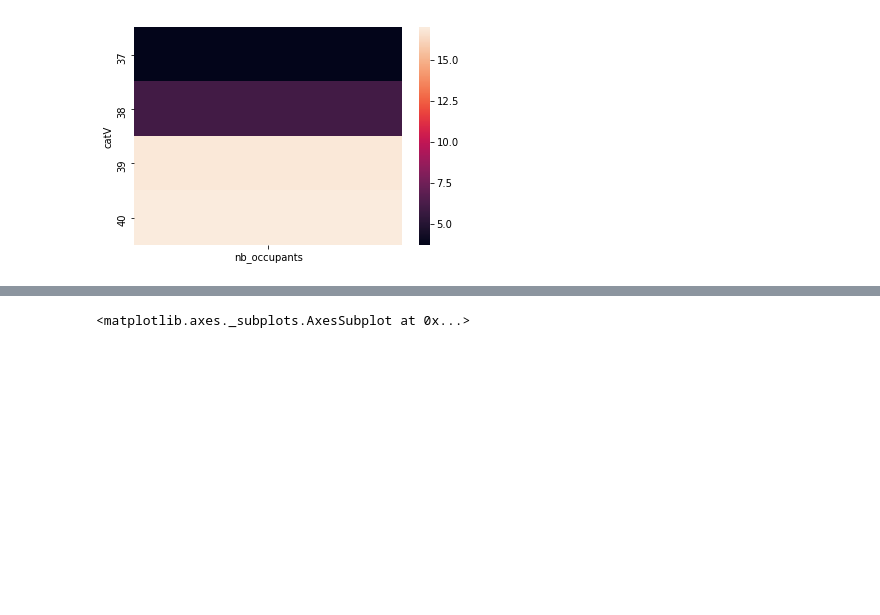
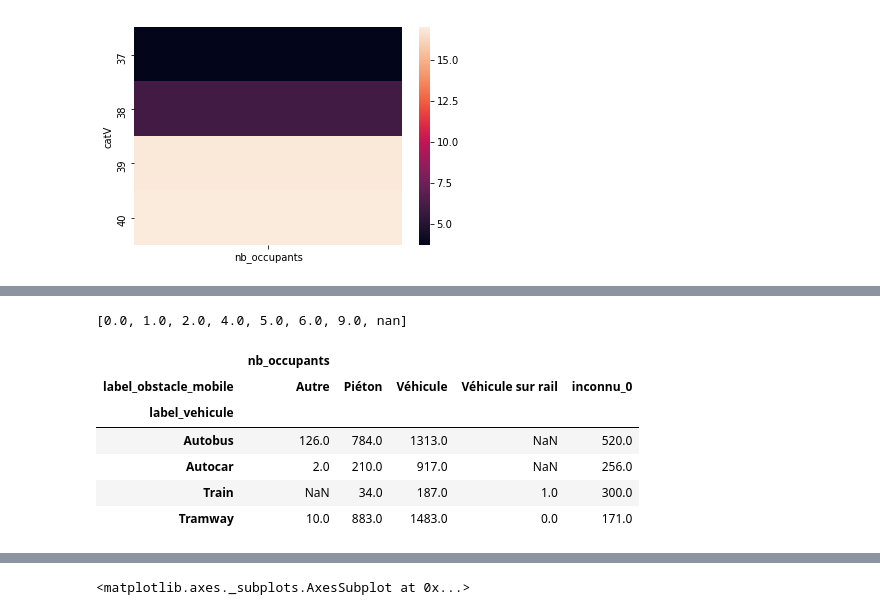
Before and after one commit to romainjouin/formation_python, a Jupyter notebook: accidents_corporels_de_la_circulation.ipynb, the cells around one changed output, grey strips where cells are left out. Drawn from its saved outputs; the diff is of its cells as text; code cells hidden in the pictures; blank space fills up the shorter version.

```diff
--- a/accidents_corporels_de_la_circulation.ipynb
+++ b/accidents_corporels_de_la_circulation.ipynb
@@ -311,0 +369,4 @@ dtype: object
+# %%
+sorted(vehicules_2016.obstacle_mobile.unique())
+# %% [output]
+[0.0, 1.0, 2.0, 4.0, 5.0, 6.0, 9.0, nan]
@@ -311,0 +380,10 @@ dtype: object
+# %%
+tab
+# %% [output]
+|  | nb_occupants |  |  |  |  |
+| label_obstacle_mobile | Autre | Piéton | Véhicule | Véhicule sur rail | inconnu_0 |
+| label_vehicule |  |  |  |  |  |
+| Autobus | 126.0 | 784.0 | 1313.0 | NaN | 520.0 |
+| Autocar | 2.0 | 210.0 | 917.0 | NaN | 256.0 |
+| Train | NaN | 34.0 | 187.0 | 1.0 | 300.0 |
+| Tramway | 10.0 | 883.0 | 1483.0 | 0.0 | 171.0 |
```
Also changed, not shown: parts of 15 cells of this notebook.
